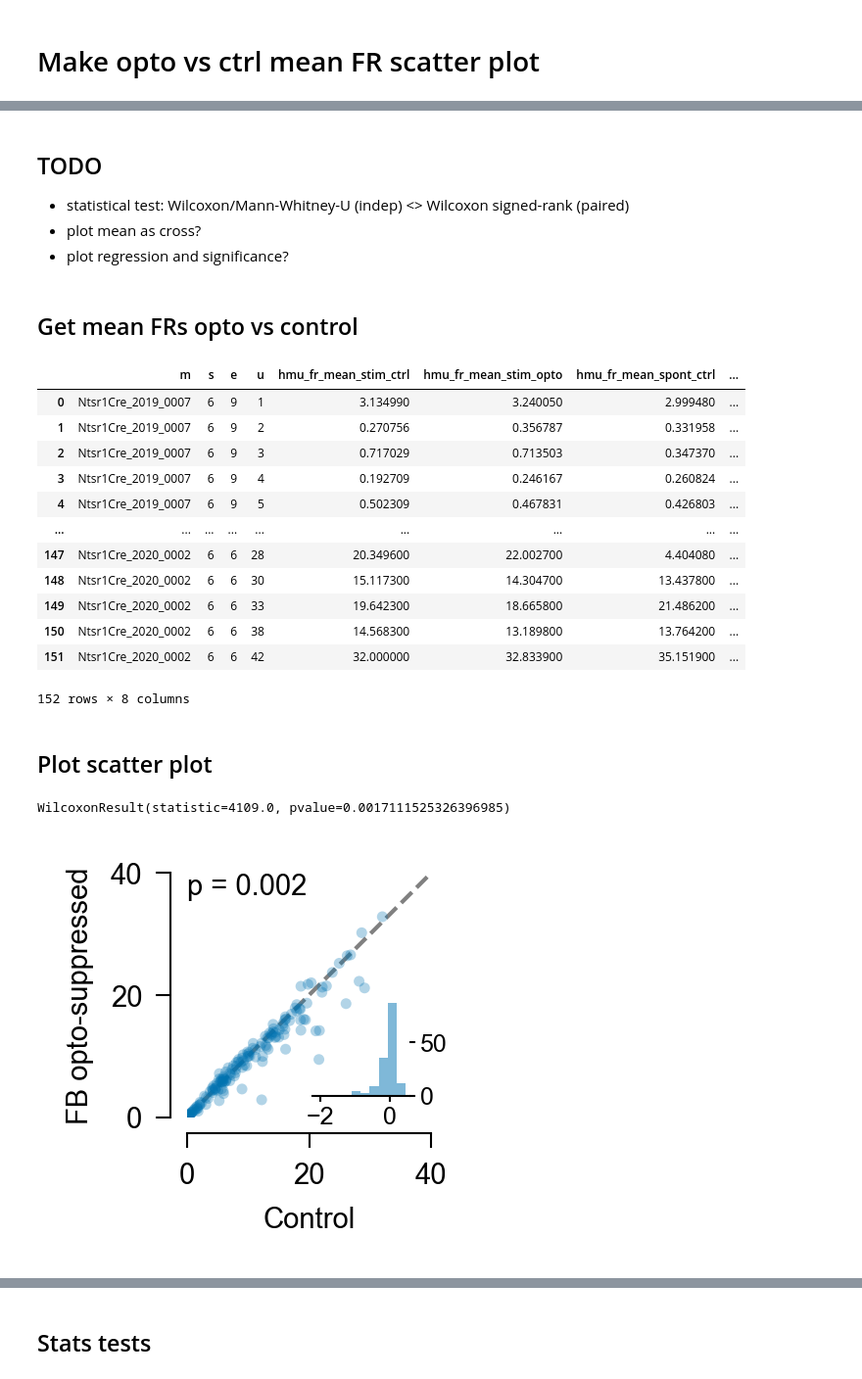
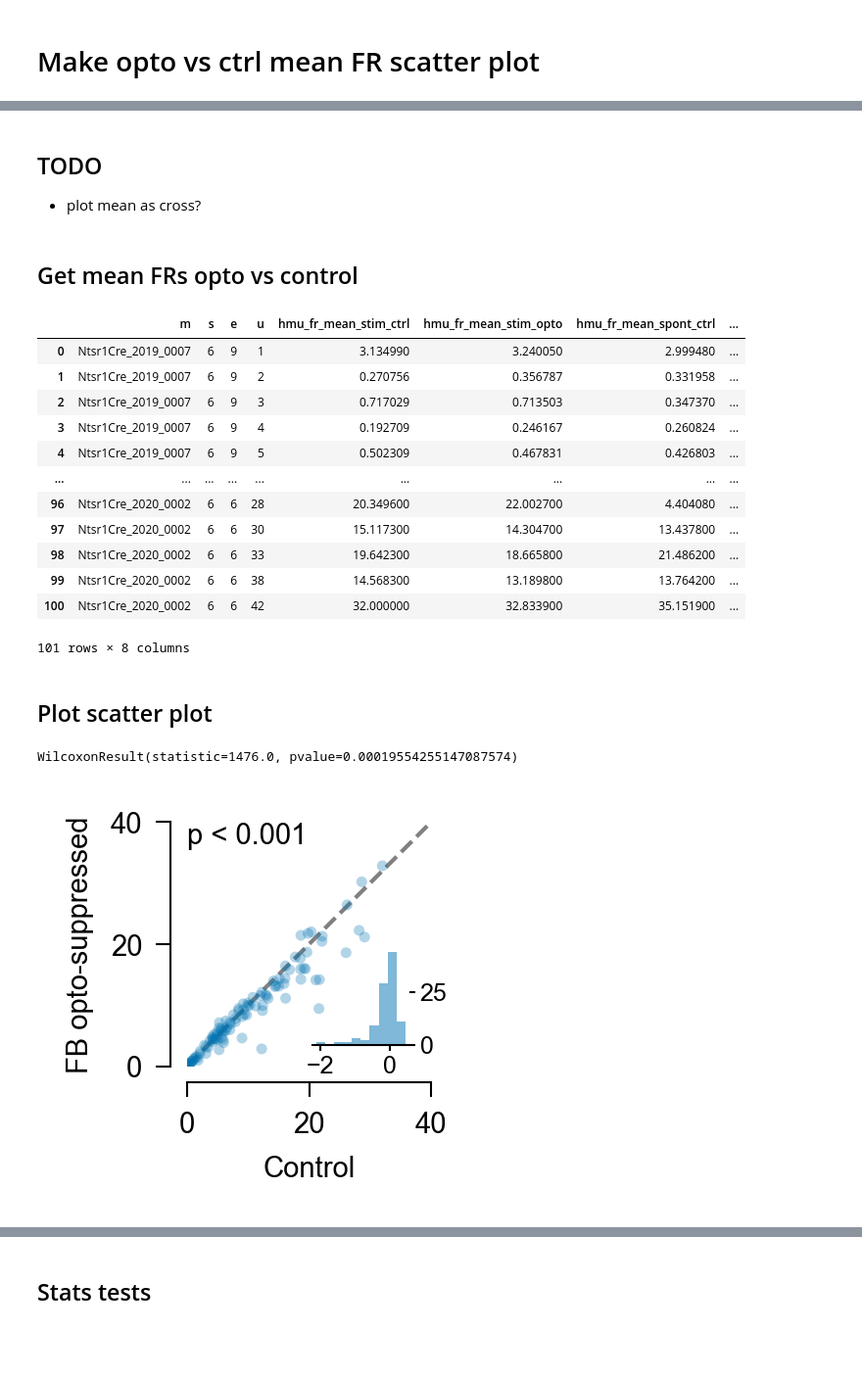
Before and after one commit to yannikbauer/hollymov_code, a Jupyter notebook: hmov_code/fig_01/plot_opto_fr_scatter.ipynb, the cells around one changed output, grey strips where cells are left out. Shown at 98% size. Drawn from its saved outputs; the diff is of its cells as text; code cells hidden in the pictures; blank space fills up the shorter version.

Commit message:
opto_fr_scatter(): restrict scatter plot to Ntsr1-Cre pos mice

```diff
--- a/hmov_code/fig_01/plot_opto_fr_scatter.ipynb
+++ b/hmov_code/fig_01/plot_opto_fr_scatter.ipynb
@@ -21,15 +29,16 @@ from .const import CRIT
 # %%
 %load_ext autoreload
 %autoreload 2
-# %% [markdown]
-## TODO
-- statistical test: Wilcoxon/Mann-Whitney-U (indep) <> Wilcoxon signed-rank (paired)
-- plot mean as cross?
-- plot regression and significance?
+# %% [markdown]
+## TODO
+- plot mean as cross?
 # %% [markdown]
 ## Get mean FRs opto vs control
 # %%
-df = pd.DataFrame((HmovUnit() & f'hmu_fr_mean_e > {CRIT["fr_crit"]}'
+# Get hmov units restricted by criteria (explained below)
+df = pd.DataFrame((HmovUnit()
+                   & f'hmu_fr_mean_e > {CRIT["fr_crit"]}'  # mean firing rate criterion
+                   & (Mouse() & f'm_genotype LIKE "+/-"')  # only use Ntsr1-Cre positive mice (21/5/21: reduced n=152 > n=101 and made effect highly signif)
                   ).fetch(dj.key, 'hmu_fr_mean_stim_ctrl', 'hmu_fr_mean_stim_opto', 'hmu_fr_mean_spont_ctrl', 'hmu_fr_mean_spont_opto',
                           as_dict=True))
 df
@@ -41,12 +50,12 @@ df
 | 3 | Ntsr1Cre_2019_0007 | 6 | 9 | 4 | 0.192709 | 0.246167 | 0.260824 | ... |
 | 4 | Ntsr1Cre_2019_0007 | 6 | 9 | 5 | 0.502309 | 0.467831 | 0.426803 | ... |
 | ... | ... | ... | ... | ... | ... | ... | ... | ... |
-| 147 | Ntsr1Cre_2020_0002 | 6 | 6 | 28 | 20.349600 | 22.002700 | 4.404080 | ... |
-| 148 | Ntsr1Cre_2020_0002 | 6 | 6 | 30 | 15.117300 | 14.304700 | 13.437800 | ... |
-| 149 | Ntsr1Cre_2020_0002 | 6 | 6 | 33 | 19.642300 | 18.665800 | 21.486200 | ... |
-| 150 | Ntsr1Cre_2020_0002 | 6 | 6 | 38 | 14.568300 | 13.189800 | 13.764200 | ... |
-| 151 | Ntsr1Cre_2020_0002 | 6 | 6 | 42 | 32.000000 | 32.833900 | 35.151900 | ... |
+| 96 | Ntsr1Cre_2020_0002 | 6 | 6 | 28 | 20.349600 | 22.002700 | 4.404080 | ... |
+| 97 | Ntsr1Cre_2020_0002 | 6 | 6 | 30 | 15.117300 | 14.304700 | 13.437800 | ... |
+| 98 | Ntsr1Cre_2020_0002 | 6 | 6 | 33 | 19.642300 | 18.665800 | 21.486200 | ... |
+| 99 | Ntsr1Cre_2020_0002 | 6 | 6 | 38 | 14.568300 | 13.189800 | 13.764200 | ... |
+| 100 | Ntsr1Cre_2020_0002 | 6 | 6 | 42 | 32.000000 | 32.833900 | 35.151900 | ... |
-152 rows × 8 columns
+101 rows × 8 columns
 # %% [markdown]
 ## Plot scatter plot
 # %%
@@ -86,12 +95,12 @@ col = col_dict['blue']  # opto color
 # %%
 fig, ax = plot_fr_scatter(df['hmu_fr_mean_stim_ctrl'], df['hmu_fr_mean_stim_opto'],
                           labels=['Control', 'FB opto-suppressed'],
-                          title=False, inset_hist=True, pval=True, n=False,
+                          title=None, inset_hist=True, pval=True, n=False,
                           logscale=False, axlims=[0, 40], axticks=[0.1,1,10,100],
                           facecolor=col, edgecolor='none', alpha=0.3, size=7,
                           figsize=(3.5,3.5), dpi=300)
-plt.savefig('opto_fr_scatter.pdf')
+plt.savefig('./figs/opto_fr_scatter.pdf')
 # %% [output]
-WilcoxonResult(statistic=4109.0, pvalue=0.0017111525326396985)
+WilcoxonResult(statistic=1476.0, pvalue=0.00019554255147087574)
-[figure, old version]
+[figure, new version]
 # %%
```
Also changed, not shown: parts of 4 cells of this notebook, 1 other file.
